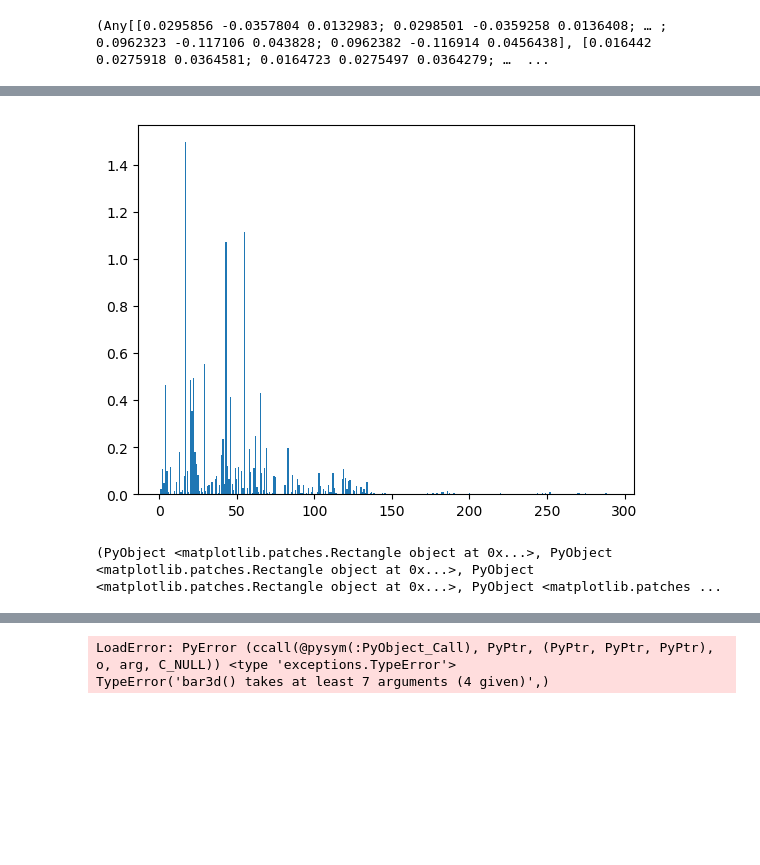
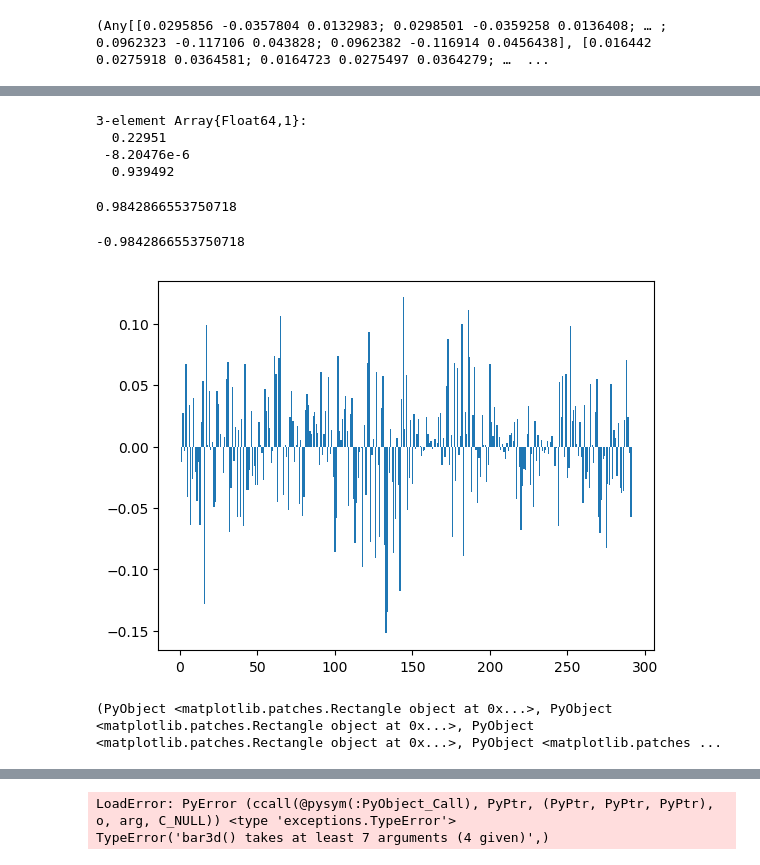
Before and after one commit to lucydot/Julia-Phonons, a Jupyter notebook: Notebook.ipynb, the cells around one changed output, grey strips where cells are left out. Cells and saved outputs as stored; diff of their text form; code cells hidden in the pictures; blank space fills up the shorter version.

Commit message:
bug fixed negative displacements and added cmments

```diff
--- a/Notebook.ipynb
+++ b/Notebook.ipynb
@@ -23,0 +31,15 @@ supercellexpansions ==>Array{Float64,1}[[0.0, 0.0, 0.0]]
+# %%
+poscar_negative.positions[93,:]
+# %% [output]
+3-element Array{Float64,1}:
+  0.22951
+ -8.20476e-6
+  0.939492
+# %%
+(poscar_neutral.positions[93,2] -poscar_negative.positions[93,2])
+# %% [output]
+0.9842866553750718
+# %%
+(poscar_negative.positions[93,2]-poscar_neutral.positions[93,2])
+# %% [output]
+-0.9842866553750718
@@ -29,7 +68,7 @@ for eigenvector in phonons_negative[1]
     push!(projections,dot(displacement,eigenvector))
 end
 # %%
-PyPlot.bar(1:3*poscar_negative.natoms,projections.*projections)
+PyPlot.bar(1:3*poscar_negative.natoms,projections)
 # %% [output]
-[figure, old version]
+[figure, new version]
 (PyObject <matplotlib.patches.Rectangle object at 0x...>, PyObject <matplotlib.patches.Rectangle object at 0x...>, PyObject <matplotlib.patches.Rectangle object at 0x...>, PyObject <matplotlib.patches ...
```
Also changed, not shown: parts of 8 cells of this notebook.
